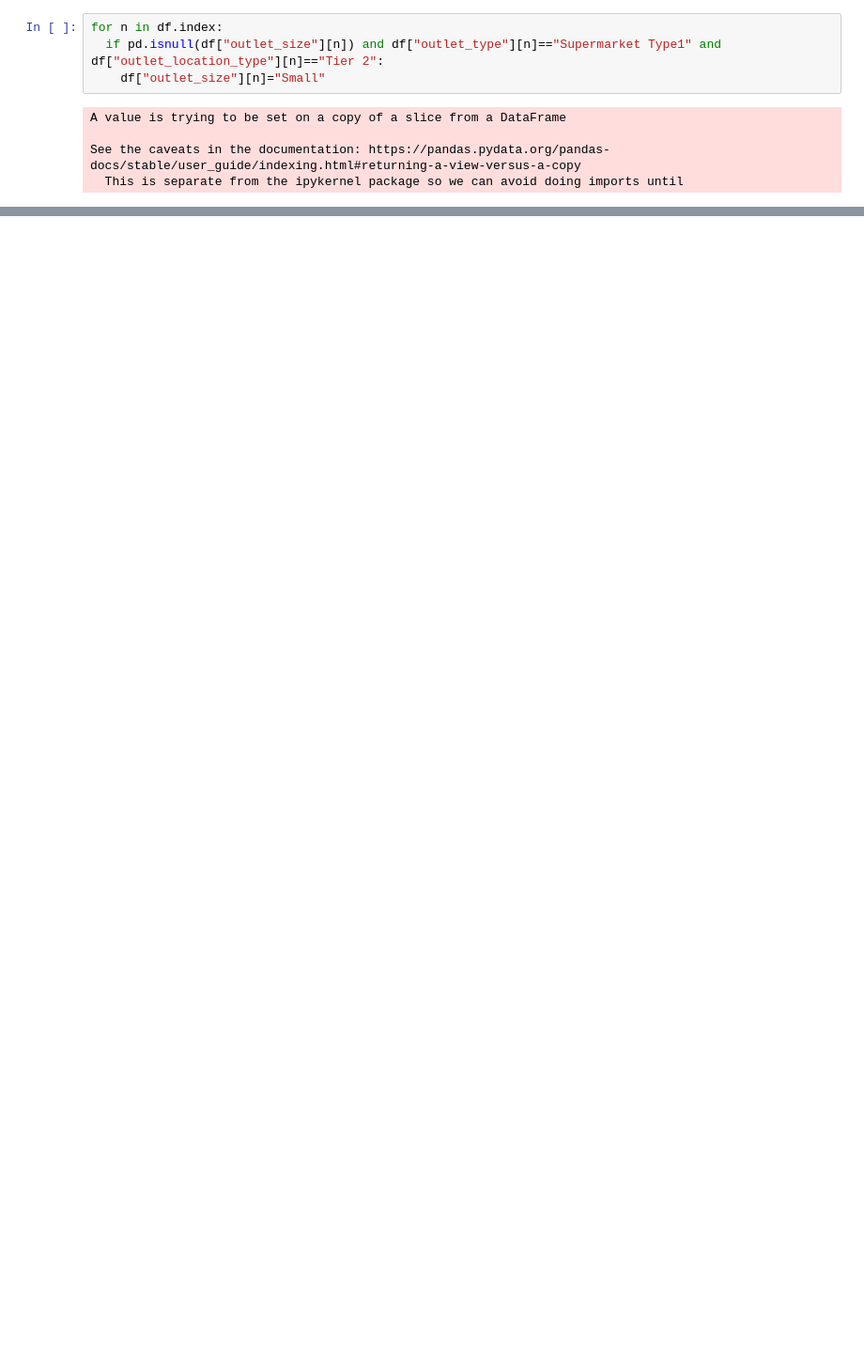
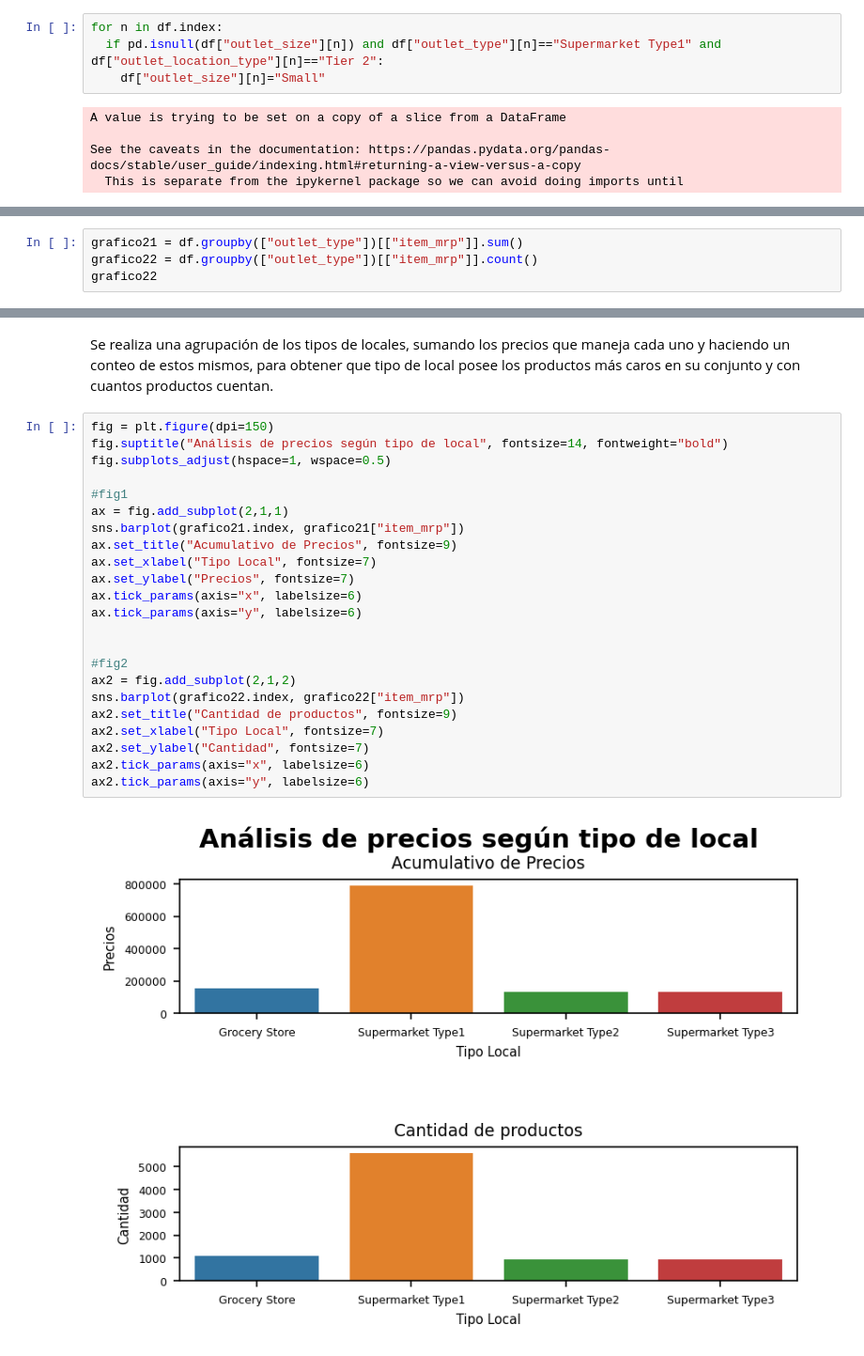
Before and after one commit to DanielRios1/predicciones-ventas, a Jupyter notebook: data_cleaning.ipynb, the cells around one changed output, grey strips where cells are left out. Shown: that part at 94% size. Saved outputs shown, nothing was run; the diff lists cells and outputs as text; blank space fills up the shorter version.

```diff
--- a/data_cleaning.ipynb
+++ b/data_cleaning.ipynb
@@ -377,0 +426,4 @@ df.describe()
+# %%
+grafico21 = df.groupby(["outlet_type"])[["item_mrp"]].sum()
+grafico22 = df.groupby(["outlet_type"])[["item_mrp"]].count()
+grafico22
@@ -377,0 +437,27 @@ df.describe()
+# %% [markdown]
+Se realiza una agrupación de los tipos de locales, sumando los precios que maneja cada uno y haciendo un conteo de estos mismos, para obtener que tipo de local posee los productos más caros en su conjunto y con cuantos productos cuentan.
+# %%
+fig = plt.figure(dpi=150)
+fig.suptitle("Análisis de precios según tipo de local", fontsize=14, fontweight="bold")
+fig.subplots_adjust(hspace=1, wspace=0.5)
+
+#fig1
+ax = fig.add_subplot(2,1,1)
+sns.barplot(grafico21.index, grafico21["item_mrp"])
+ax.set_title("Acumulativo de Precios", fontsize=9)
+ax.set_xlabel("Tipo Local", fontsize=7)
+ax.set_ylabel("Precios", fontsize=7)
+ax.tick_params(axis="x", labelsize=6)
+ax.tick_params(axis="y", labelsize=6)
+
+
+#fig2
+ax2 = fig.add_subplot(2,1,2)
+sns.barplot(grafico22.index, grafico22["item_mrp"])
+ax2.set_title("Cantidad de productos", fontsize=9)
+ax2.set_xlabel("Tipo Local", fontsize=7)
+ax2.set_ylabel("Cantidad", fontsize=7)
+ax2.tick_params(axis="x", labelsize=6)
+ax2.tick_params(axis="y", labelsize=6)
+# %% [output]
+[figure, added]
```
Also changed, not shown: parts of 62 cells of this notebook.
